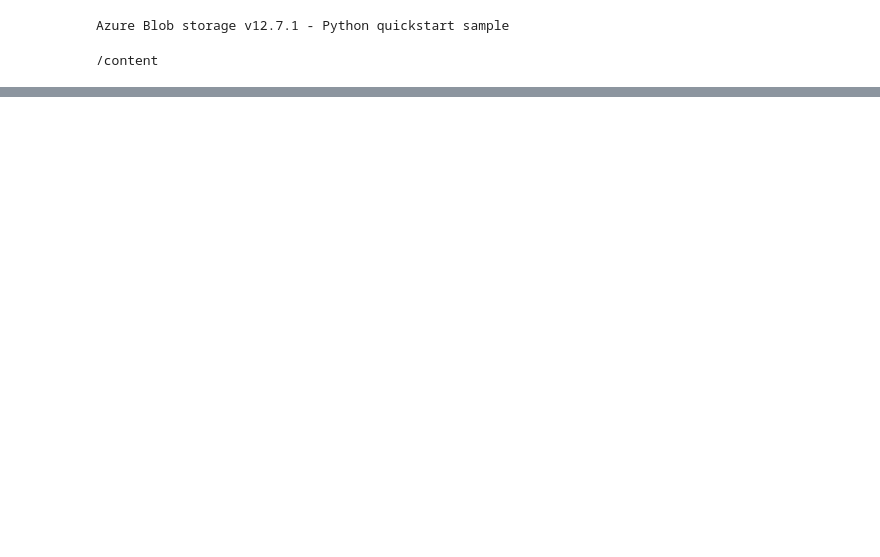
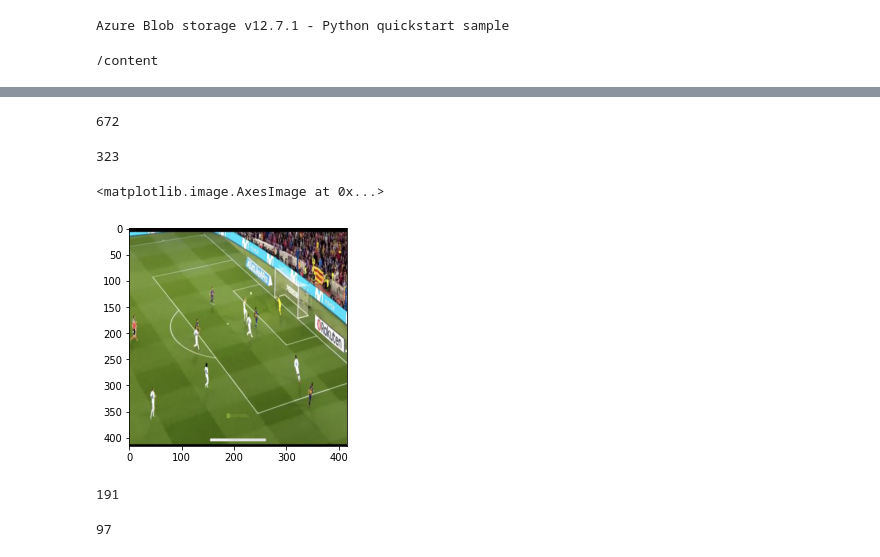
Before and after one commit to sid2610/HPE_Goal, a Jupyter notebook: Goalpost.ipynb, the cells around one changed output, grey strips where cells are left out. Cells and saved outputs as stored; diff of their text form; code cells hidden in the pictures; blank space fills up the shorter version.

```diff
--- a/Goalpost.ipynb
+++ b/Goalpost.ipynb
@@ -316,0 +141,15 @@ frame_4_blur = gaussian_filter(frame_4, sigma=3)
+# %%
+train['w'] = train['xmax'] - train['xmin']
+val['w'] = val['xmax'] - val['xmin']
+test['w'] = test['xmax'] - test['xmin']
+train['h'] = train['ymax'] - train['ymin']
+val['h'] = val['ymax'] - val['ymin']
+test['h'] = test['ymax'] - test['ymin']
+# %%
+train['s'] = np.max([train['w'], train['h']], axis=0)
+test['s'] = np.max([test['w'], test['h']], axis=0)
+val['s'] = np.max([val['w'], val['h']], axis=0)
+# %%
+train['l'] = [100*(1+int(t/100)) for t in train['s']]
+val['l'] = [100*(1+int(t/100)) for t in val['s']]
+test['l'] = [100*(1+int(t/100)) for t in test['s']]
@@ -316,0 +172,48 @@ frame_4_blur = gaussian_filter(frame_4, sigma=3)
+# %%
+train_img = []
+for f in train['filename']:
+    c = "train"
+    blob_client = blob_service_client.get_blob_client(container=c, blob=f)
+    with open("./train/"+f, "wb") as my_blob:
+        blob_data = blob_client.download_blob()
+        blob_data.readinto(my_blob)
+    t = plt.imread("./train/"+f)
+    train_img.append(t)
+len(train_img)
+# %% [output]
+672
+# %%
+np.max(train['h'])
+# %% [output]
+323
+# %%
+plt.imshow(train_img[0])
+# %% [output]
+<matplotlib.image.AxesImage at 0x...>
+[figure, added]
+# %%
+val_img = []
+for f in val['filename']:
+    c = "val"
+    blob_client = blob_service_client.get_blob_client(container=c, blob=f)
+    with open("./val/"+f, "wb") as my_blob:
+        blob_data = blob_client.download_blob()
+        blob_data.readinto(my_blob)
+    t = plt.imread("./val/"+f)
+    val_img.append(t)
+len(val_img)
+# %% [output]
+191
+# %%
+test_img = []
+for f in test['filename']:
+    c = "test"
+    blob_client = blob_service_client.get_blob_client(container=c, blob=f)
+    with open("./test/"+f, "wb") as my_blob:
+        blob_data = blob_client.download_blob()
+        blob_data.readinto(my_blob)
+    t = plt.imread("./test/"+f)
+    test_img.append(t)
+len(test_img)
+# %% [output]
+97
```
Also changed, not shown: parts of 93 cells of this notebook.
